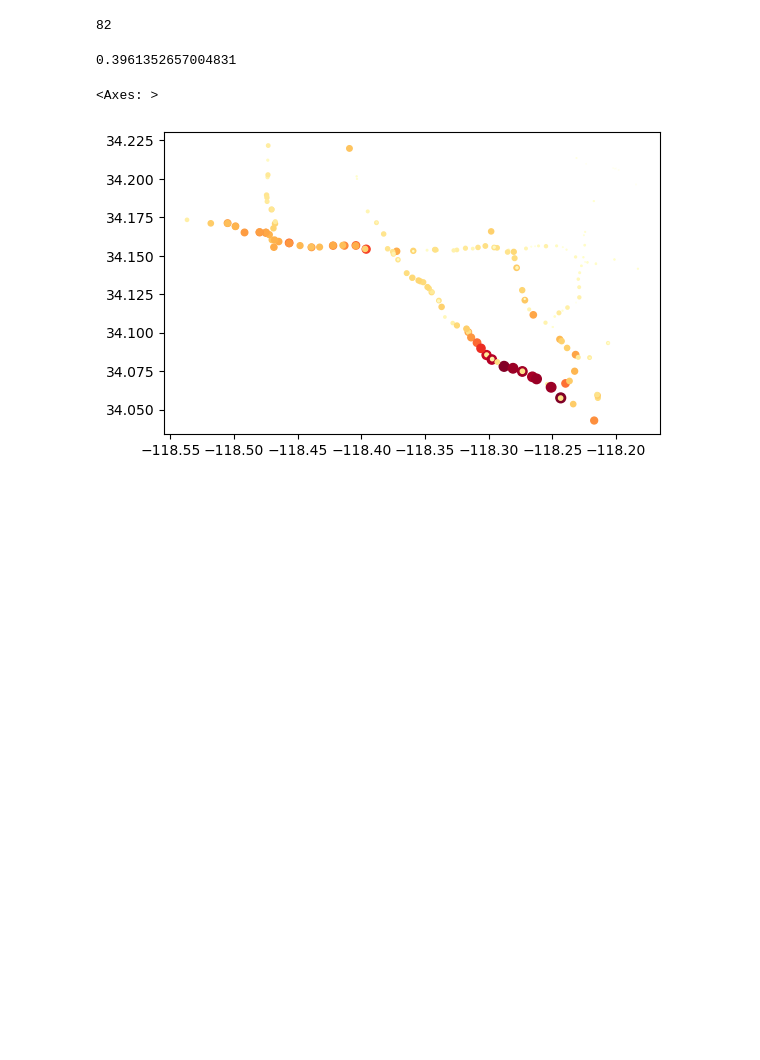
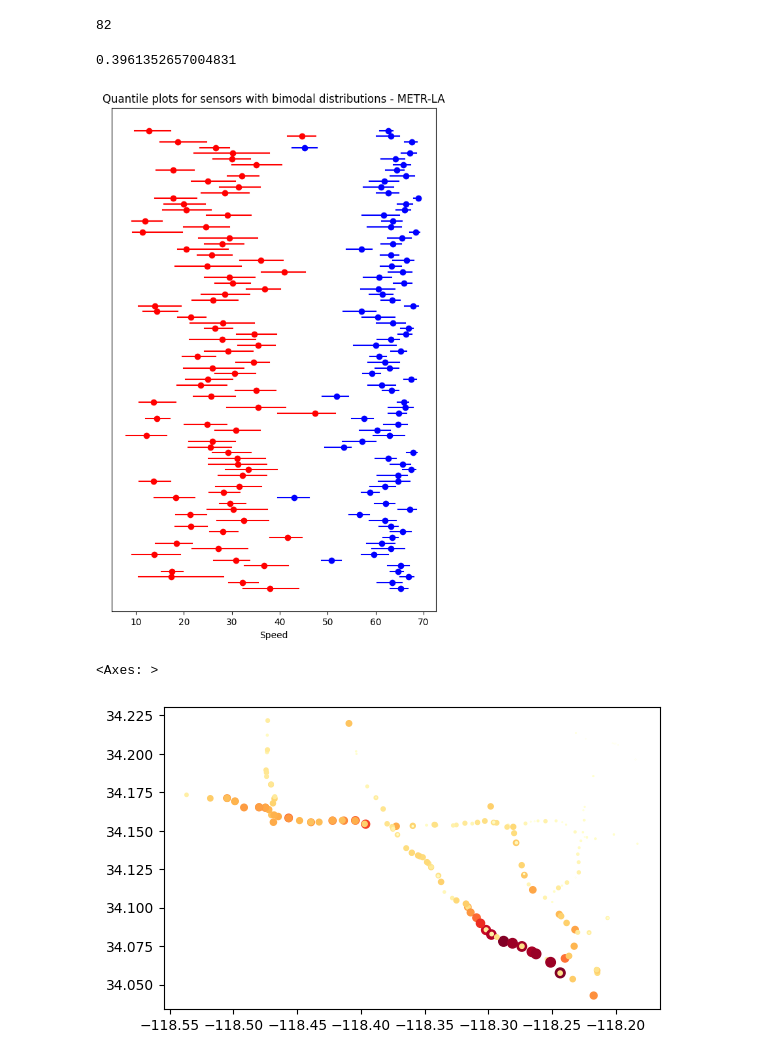
Before and after one commit to Xieyangxinyu/A-Comparative-Study-of-Loss-Functions-Traffic-Predictions-in-Regular-and-Congestion-Scenarios, a Jupyter notebook: bimodal-LA.ipynb, the cells around one changed output. Drawn from its saved outputs; the diff is of its cells as text; code cells hidden in the pictures; blank space fills up the shorter version.

```diff
--- a/bimodal-LA.ipynb
+++ b/bimodal-LA.ipynb
@@ -38,6 +38,17 @@ def is_bimodal(data, alpha = 0.2):
         plt.hist(data, bins = 100)
         plt.axvline(x=threshold, color='red', linestyle='--')
         plt.show()
+
     plt.clf()
-    return min(proportion, 1 - proportion)
+    # compute the lower quantile, median and upper quantile of each group
+    group1 = data[data < threshold]
+    group2 = data[data >= threshold]
+    group1_median = group1.median()
+    group2_median = group2.median()
+    group1_lower = group1.quantile(0.25)
+    group2_lower = group2.quantile(0.25)
+    group1_upper = group1.quantile(0.75)
+    group2_upper = group2.quantile(0.75)
+
+    return min(proportion, 1 - proportion), threshold, group1_lower, group1_median, group1_upper, group2_lower, group2_median, group2_upper
 # %%
@@ -56,6 +70,11 @@ threshold: 52.84818712484153, prop: 0.531398252184769, mode: 65.48515259047339
 threshold: 37.817457213466135, prop: 0.12003042245730484, mode: 51.14547677888447
 [figure]
 ... (153 outputs left out)
+# %%
+# transpose the result
+result = result.transpose()
+result.columns = ['Proportion', 'Threshold', 'Group1 Lower', 'Group1 Median', 'Group1 Upper', 'Group2 Lower', 'Group2 Median', 'Group2 Upper']
+result.index = result.index.astype(str)
 # %%
 if locations_file == 'PEMS-BAY/graph_sensor_locations_bay.csv':
     locations = pd.read_csv(locations_file, header=None)
@@ -64,8 +83,6 @@ if locations_file == 'PEMS-BAY/graph_sensor_locations_bay.csv':
 else:
     locations = pd.read_csv(locations_file, index_col=1)
 locations.index = locations.index.astype(str)
-result = pd.DataFrame(result, columns=['Proportion'])
-result.index = result.index.astype(str)
 merged = pd.concat([locations, result], axis=1)
 
 gdf = gpd.GeoDataFrame(
@@ -79,6 +96,31 @@ sum(result['Proportion'] > alpha)
 sum(result['Proportion'] > alpha)/len(result['Proportion'])
 # %% [output]
 0.3961352657004831
+# %%
+# draw quantile plots for the two groups for the sensors with bimodal distributions in a single figure
+# for each sensor with bimodal distribution, for each group, draw a line where the two ends are the lower and upper quantiles
+# and use a point to represent the median
+# for each sensor, draw a different line on the y-axis
+# the x-axis is the value of the quantile
+# the y-axis is the sensor id, don't show the sensor id
+# use blue for group 1 and red for group 2
+
+
+fig, ax = plt.subplots()
+for i, row in result[result["Proportion"] > alpha].iterrows():
+    ax.plot([row['Group1 Lower'], row['Group1 Upper']], [i, i], 'r')
+    ax.plot([row['Group2 Lower'], row['Group2 Upper']], [i, i], 'b')
+    ax.plot(row['Group1 Median'], i, 'ro')
+    ax.plot(row['Group2 Median'], i, 'bo')
+ax.set_yticks([])
+ax.set_xlabel('Speed')
+ax.set_title('Quantile plots for sensors with bimodal distributions - METR-LA')
+# stretch the figure to make it easier to read
+fig.set_figheight(10)
+# add a legend
+plt.show()
+# %% [output]
+[figure, added]
 # %%
 df.columns = df.columns.astype(str)
 # %%
```
Also changed, not shown: parts of 1 cell of this notebook, 5 other files.
